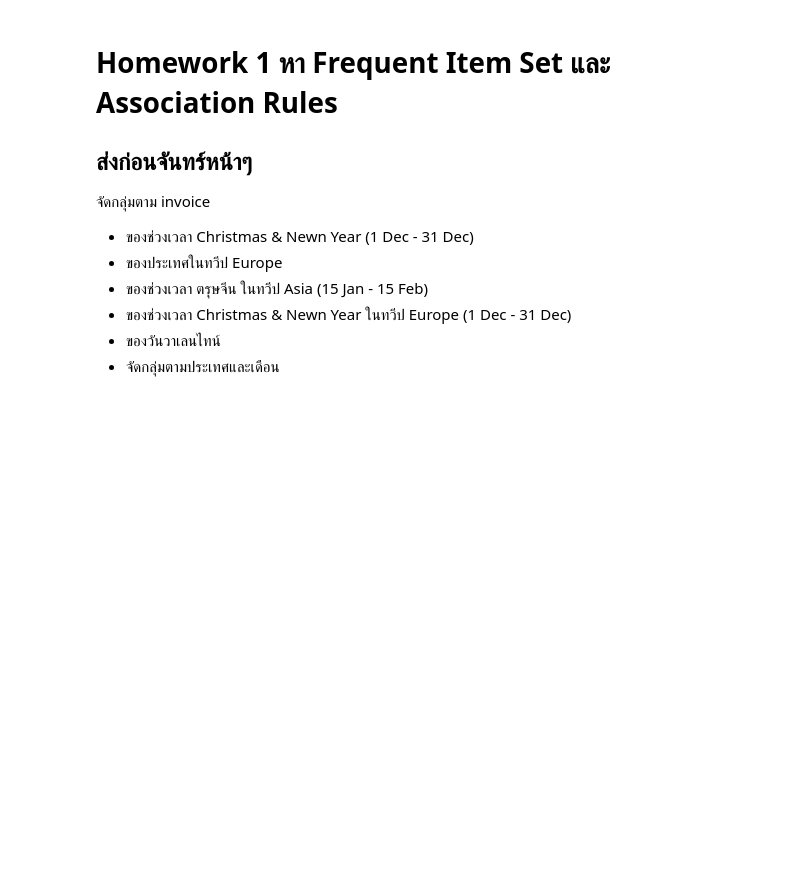
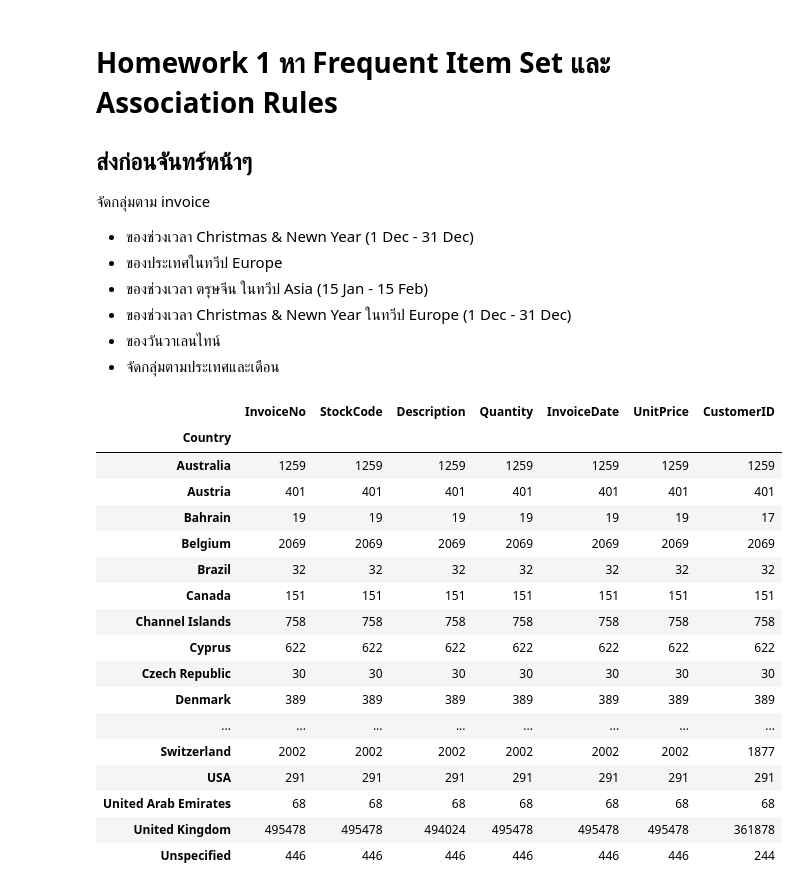
Before and after one commit to Tonry12/BSC_DPDM23, a Jupyter notebook: Frequent_Patterns_(Association_Rules).ipynb, the cells around one changed output. Saved outputs shown, nothing was run; the diff lists cells and outputs as text; code cells hidden in the pictures; blank space fills up the shorter version.

```diff
--- a/Frequent_Patterns_(Association_Rules).ipynb
+++ b/Frequent_Patterns_(Association_Rules).ipynb
@@ -202,3 +203,24 @@ data[data['InvoiceNo']=='562950']
 * ของช่วงเวลา Christmas & Newn Year ในทวีป Europe (1 Dec - 31 Dec)
 * ของวันวาเลนไทน์
 * จัดกลุ่มตามประเทศและเดือน
+# %%
+data.groupby('Country').count()
+# %% [output]
+|  | InvoiceNo | StockCode | Description | Quantity | InvoiceDate | UnitPrice | CustomerID |
+| Country |  |  |  |  |  |  |  |
+| Australia | 1259 | 1259 | 1259 | 1259 | 1259 | 1259 | 1259 |
+| Austria | 401 | 401 | 401 | 401 | 401 | 401 | 401 |
+| Bahrain | 19 | 19 | 19 | 19 | 19 | 19 | 17 |
+| Belgium | 2069 | 2069 | 2069 | 2069 | 2069 | 2069 | 2069 |
+| Brazil | 32 | 32 | 32 | 32 | 32 | 32 | 32 |
+| Canada | 151 | 151 | 151 | 151 | 151 | 151 | 151 |
+| Channel Islands | 758 | 758 | 758 | 758 | 758 | 758 | 758 |
+| Cyprus | 622 | 622 | 622 | 622 | 622 | 622 | 622 |
+| Czech Republic | 30 | 30 | 30 | 30 | 30 | 30 | 30 |
+| Denmark | 389 | 389 | 389 | 389 | 389 | 389 | 389 |
+| ... | ... | ... | ... | ... | ... | ... | ... |
+| Switzerland | 2002 | 2002 | 2002 | 2002 | 2002 | 2002 | 1877 |
+| USA | 291 | 291 | 291 | 291 | 291 | 291 | 291 |
+| United Arab Emirates | 68 | 68 | 68 | 68 | 68 | 68 | 68 |
+| United Kingdom | 495478 | 495478 | 494024 | 495478 | 495478 | 495478 | 361878 |
+| Unspecified | 446 | 446 | 446 | 446 | 446 | 446 | 244 |
```
Also changed, not shown: parts of 8 cells of this notebook.
